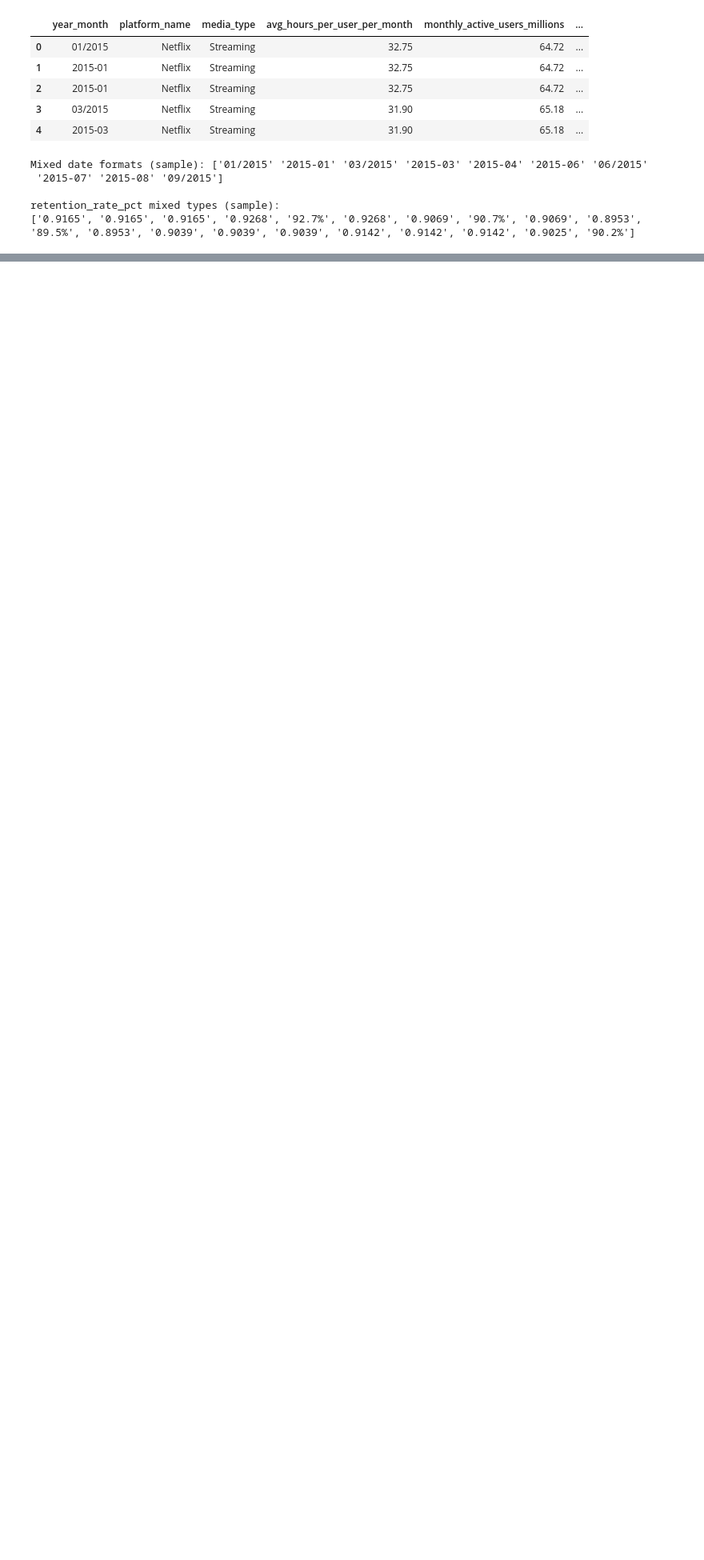
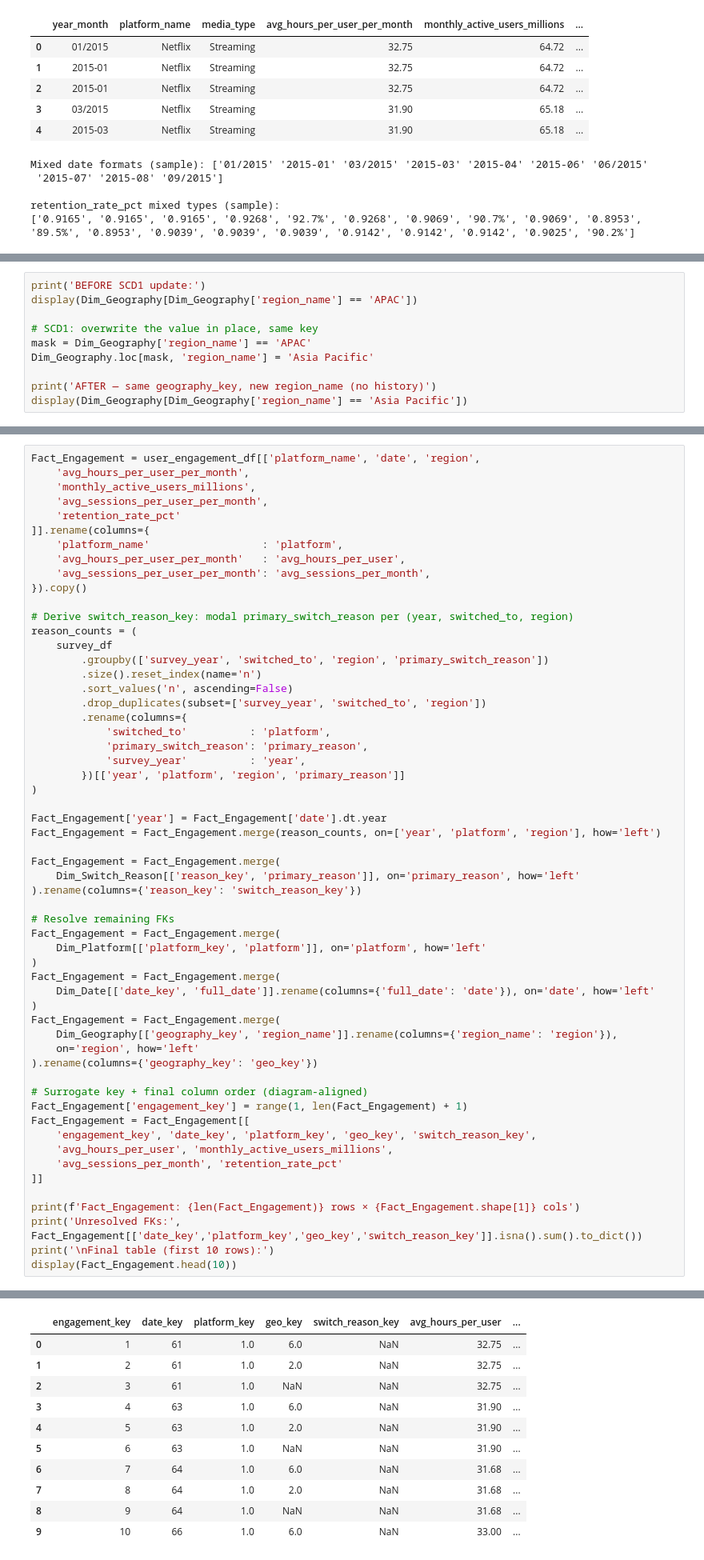
Before and after one commit to medprod/media-analytics, a Jupyter notebook: final.ipynb, the cells around one changed output, grey strips where cells are left out. Shown at 80% size. Drawn from its saved outputs; the diff is of its cells as text; blank space fills up the shorter version.

```diff
--- a/final.ipynb
+++ b/final.ipynb
@@ -379,0 +1024,10 @@ retention_rate_pct mixed types (sample):
+# %%
+print('BEFORE SCD1 update:')
+display(Dim_Geography[Dim_Geography['region_name'] == 'APAC'])
+
+# SCD1: overwrite the value in place, same key
+mask = Dim_Geography['region_name'] == 'APAC'
+Dim_Geography.loc[mask, 'region_name'] = 'Asia Pacific'
+
+print('AFTER — same geography_key, new region_name (no history)')
+display(Dim_Geography[Dim_Geography['region_name'] == 'Asia Pacific'])
@@ -379,0 +1373,58 @@ retention_rate_pct mixed types (sample):
+# %%
+Fact_Engagement = user_engagement_df[['platform_name', 'date', 'region',
+    'avg_hours_per_user_per_month',
+    'monthly_active_users_millions',
+    'avg_sessions_per_user_per_month',
+    'retention_rate_pct'
+]].rename(columns={
+    'platform_name'                  : 'platform',
+    'avg_hours_per_user_per_month'   : 'avg_hours_per_user',
+    'avg_sessions_per_user_per_month': 'avg_sessions_per_month',
+}).copy()
+
+# Derive switch_reason_key: modal primary_switch_reason per (year, switched_to, region)
+reason_counts = (
+    survey_df
+        .groupby(['survey_year', 'switched_to', 'region', 'primary_switch_reason'])
+        .size().reset_index(name='n')
+        .sort_values('n', ascending=False)
+        .drop_duplicates(subset=['survey_year', 'switched_to', 'region'])
+        .rename(columns={
+            'switched_to'          : 'platform',
+            'primary_switch_reason': 'primary_reason',
+            'survey_year'          : 'year',
+        })[['year', 'platform', 'region', 'primary_reason']]
+)
+
+Fact_Engagement['year'] = Fact_Engagement['date'].dt.year
+Fact_Engagement = Fact_Engagement.merge(reason_counts, on=['year', 'platform', 'region'], how='left')
+
+Fact_Engagement = Fact_Engagement.merge(
+    Dim_Switch_Reason[['reason_key', 'primary_reason']], on='primary_reason', how='left'
+).rename(columns={'reason_key': 'switch_reason_key'})
+
+# Resolve remaining FKs
+Fact_Engagement = Fact_Engagement.merge(
+    Dim_Platform[['platform_key', 'platform']], on='platform', how='left'
+)
+Fact_Engagement = Fact_Engagement.merge(
+    Dim_Date[['date_key', 'full_date']].rename(columns={'full_date': 'date'}), on='date', how='left'
+)
+Fact_Engagement = Fact_Engagement.merge(
+    Dim_Geography[['geography_key', 'region_name']].rename(columns={'region_name': 'region'}),
+    on='region', how='left'
+).rename(columns={'geography_key': 'geo_key'})
+
+# Surrogate key + final column order (diagram-aligned)
+Fact_Engagement['engagement_key'] = range(1, len(Fact_Engagement) + 1)
+Fact_Engagement = Fact_Engagement[[
+    'engagement_key', 'date_key', 'platform_key', 'geo_key', 'switch_reason_key',
+    'avg_hours_per_user', 'monthly_active_users_millions',
+    'avg_sessions_per_month', 'retention_rate_pct'
+]]
+
+print(f'Fact_Engagement: {len(Fact_Engagement)} rows × {Fact_Engagement.shape[1]} cols')
+print('Unresolved FKs:', Fact_Engagement[['date_key','platform_key','geo_key','switch_reason_key']].isna().sum().to_dict())
+print('\nFinal table (first 10 rows):')
+display(Fact_Engagement.head(10))
+# %% [output]
@@ -379,0 +1435,11 @@ retention_rate_pct mixed types (sample):
+|  | engagement_key | date_key | platform_key | geo_key | switch_reason_key | avg_hours_per_user | ... |
+| 0 | 1 | 61 | 1.0 | 6.0 | NaN | 32.75 | ... |
+| 1 | 2 | 61 | 1.0 | 2.0 | NaN | 32.75 | ... |
+| 2 | 3 | 61 | 1.0 | NaN | NaN | 32.75 | ... |
+| 3 | 4 | 63 | 1.0 | 6.0 | NaN | 31.90 | ... |
+| 4 | 5 | 63 | 1.0 | 2.0 | NaN | 31.90 | ... |
+| 5 | 6 | 63 | 1.0 | NaN | NaN | 31.90 | ... |
+| 6 | 7 | 64 | 1.0 | 6.0 | NaN | 31.68 | ... |
+| 7 | 8 | 64 | 1.0 | 2.0 | NaN | 31.68 | ... |
+| 8 | 9 | 64 | 1.0 | NaN | NaN | 31.68 | ... |
+| 9 | 10 | 66 | 1.0 | 6.0 | NaN | 33.00 | ... |
```
Also changed, not shown: parts of 55 cells of this notebook.
